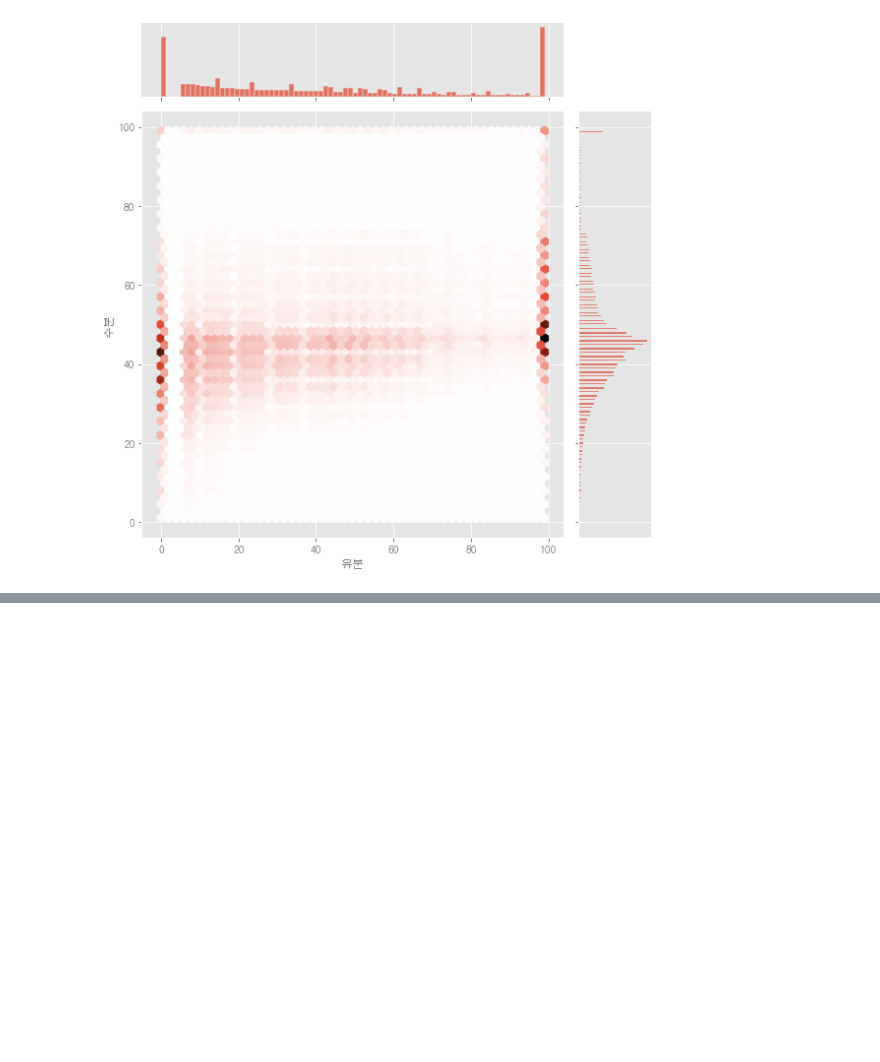
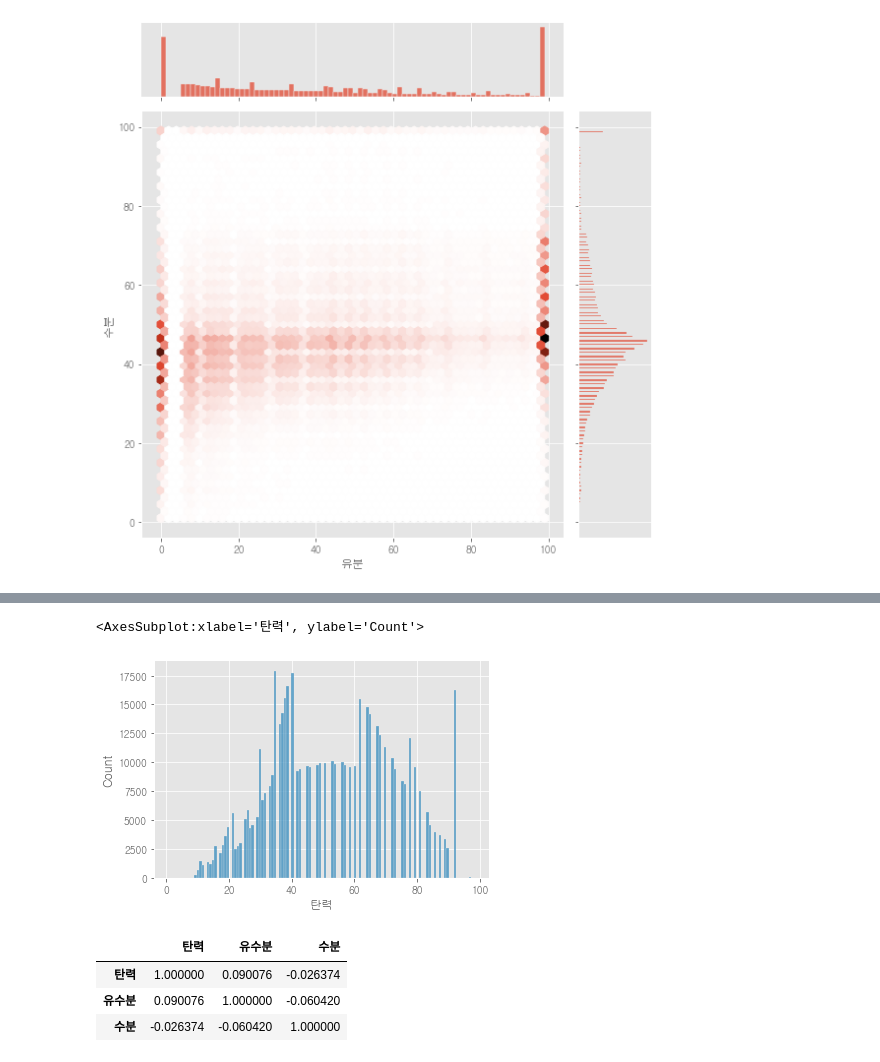
Before and after one commit to bub3690/22-1_datamining, a Jupyter notebook: final_project/EDA제출/EDA-oilAndWater.ipynb, the cells around one changed output, grey strips where cells are left out. Drawn from its saved outputs; the diff is of its cells as text; code cells hidden in the pictures; blank space fills up the shorter version.

```diff
--- a/final_project/EDA제출/EDA-oilAndWater.ipynb
+++ b/final_project/EDA제출/EDA-oilAndWater.ipynb
@@ -404,0 +420,12 @@ plt.show()
+# %%
+sns.histplot(x=train['탄력'])
+# %% [output]
+<AxesSubplot:xlabel='탄력', ylabel='Count'>
+[figure, added]
+# %%
+train[['탄력','유수분','수분']].corr()
+# %% [output]
+|  | 탄력 | 유수분 | 수분 |
+| 탄력 | 1.000000 | 0.090076 | -0.026374 |
+| 유수분 | 0.090076 | 1.000000 | -0.060420 |
+| 수분 | -0.026374 | -0.060420 | 1.000000 |
```
Also changed, not shown: parts of 14 cells of this notebook, 3 other files.
